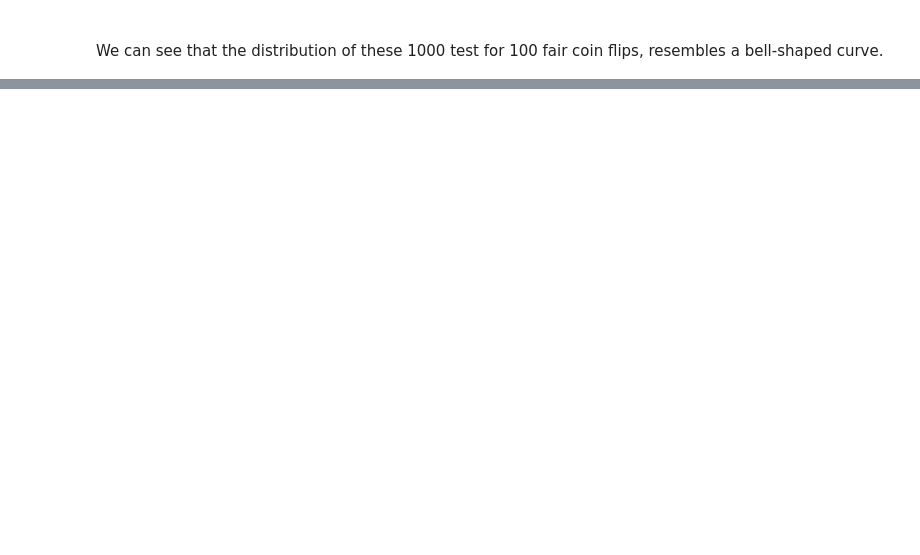
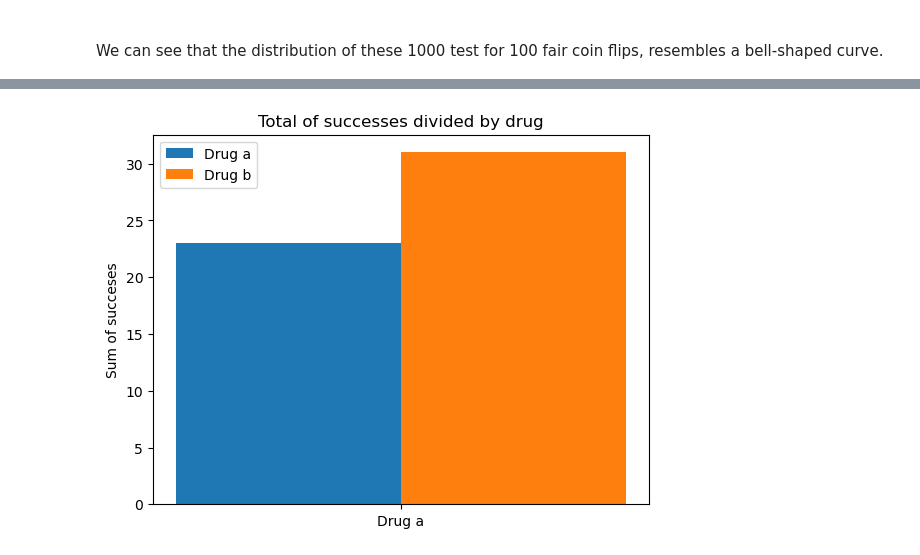
Before and after one commit to Ainara12/Fundamentals-DataAnalysis-tasks, a Jupyter notebook: Fundamentals DA-Tasks.ipynb, the cells around one changed output, grey strips where cells are left out. Cells and saved outputs as stored; diff of their text form; code cells hidden in the pictures; blank space fills up the shorter version.

```diff
--- a/Fundamentals DA-Tasks.ipynb
+++ b/Fundamentals DA-Tasks.ipynb
@@ -540,0 +655,25 @@ array([[75, 81],
+# %%
+#here I am plotting the sum of both days for every drug.
+success_DrugA=23
+success_DrugB=31
+
+labels = ['Drug a', 'Drug b']
+
+x = np.arange(1)  # the label locations
+width = 0.20  # the width of the bars
+
+fig, ax = plt.subplots()
+rect1 = ax.bar(x - width/2, success_DrugA, width)
+rect2 = ax.bar(x + width/2, success_DrugB, width)
+
+# Add some text for labels, title and custom x-axis tick labels, etc.
+ax.set_ylabel('Sum of succeses')
+ax.set_title('Total of successes divided by drug')
+ax.set_xticks(x)
+ax.set_xticklabels(labels)
+ax.legend(['Drug a','Drug b'])
+
+
+plt.show()
+# %% [output]
+[figure, added]
```
Also changed, not shown: parts of 23 cells of this notebook, 2 other files.
